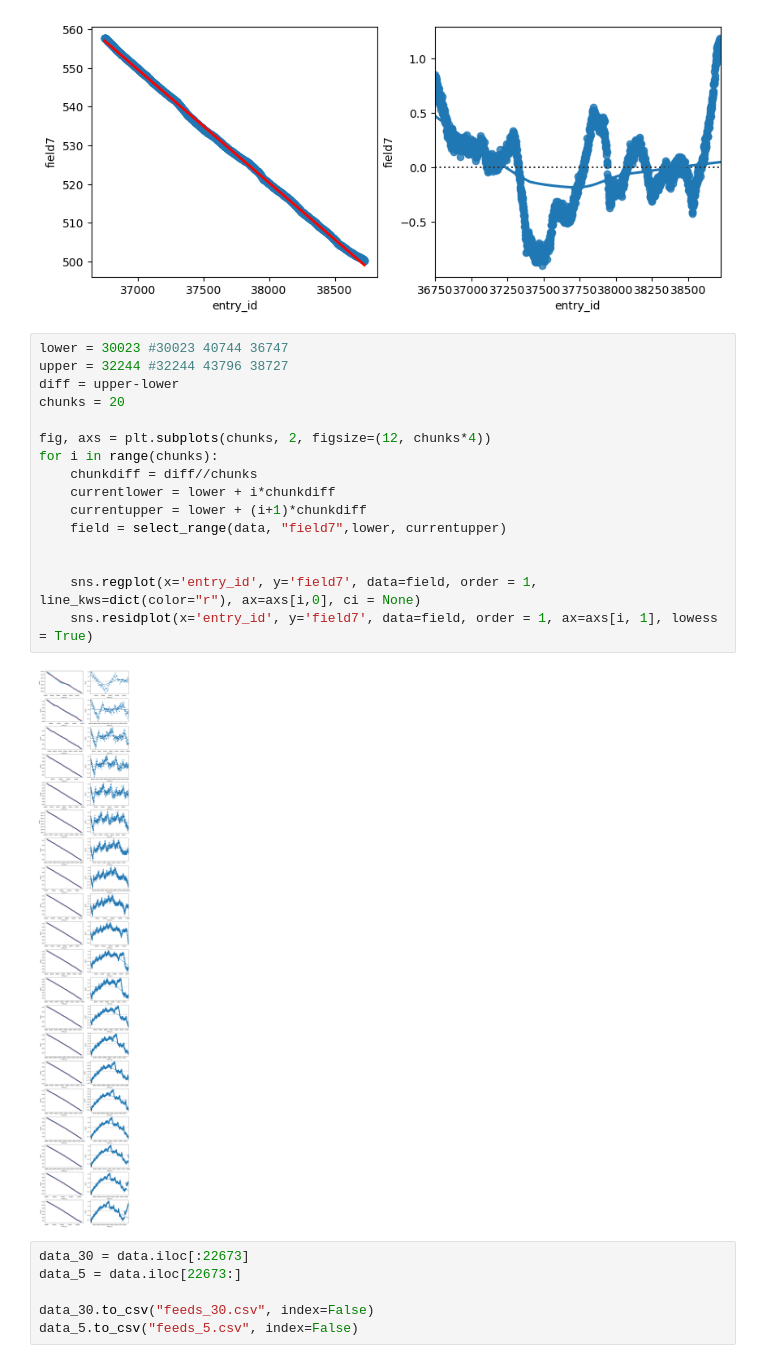
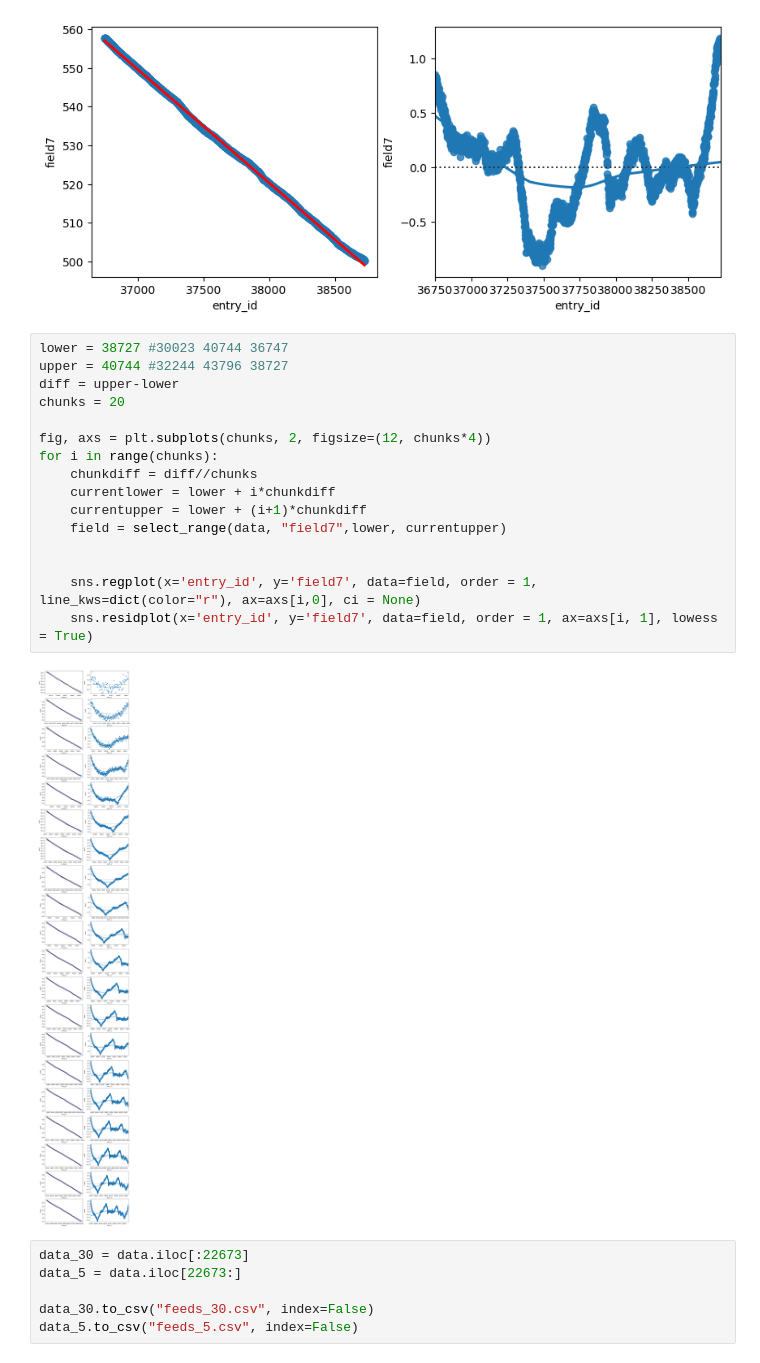
Before and after one commit to OkiEmil/watering_indicator, a Jupyter notebook: testing_notebook.ipynb, the cells around one changed output. Saved outputs shown, nothing was run; the diff lists cells and outputs as text.

```diff
--- a/testing_notebook.ipynb
+++ b/testing_notebook.ipynb
@@ -166,23 +166,23 @@ sns.residplot(x='entry_id', y='field7', data=field, ax=axs[1], lowess = True)
 <Axes: xlabel='entry_id', ylabel='field7'>
 [figure]
 # %%
-lower = 30023 #30023 40744 36747
-upper = 32244 #32244 43796 38727
+lower = 38727 #30023 40744 36747
+upper = 40744 #32244 43796 38727
 diff = upper-lower
 chunks = 20
 
 fig, axs = plt.subplots(chunks, 2, figsize=(12, chunks*4))
 for i in range(chunks):
     chunkdiff = diff//chunks
     currentlower = lower + i*chunkdiff
     currentupper = lower + (i+1)*chunkdiff
     field = select_range(data, "field7",lower, currentupper)
 
 
     sns.regplot(x='entry_id', y='field7', data=field, order = 1, line_kws=dict(color="r"), ax=axs[i,0], ci = None)
     sns.residplot(x='entry_id', y='field7', data=field, order = 1, ax=axs[i, 1], lowess = True)
 # %% [output]
-[figure, old version]
+[figure, new version]
 # %%
 data_30 = data.iloc[:22673]
 data_5 = data.iloc[22673:]
```
Also changed, not shown: parts of 6 cells of this notebook.
